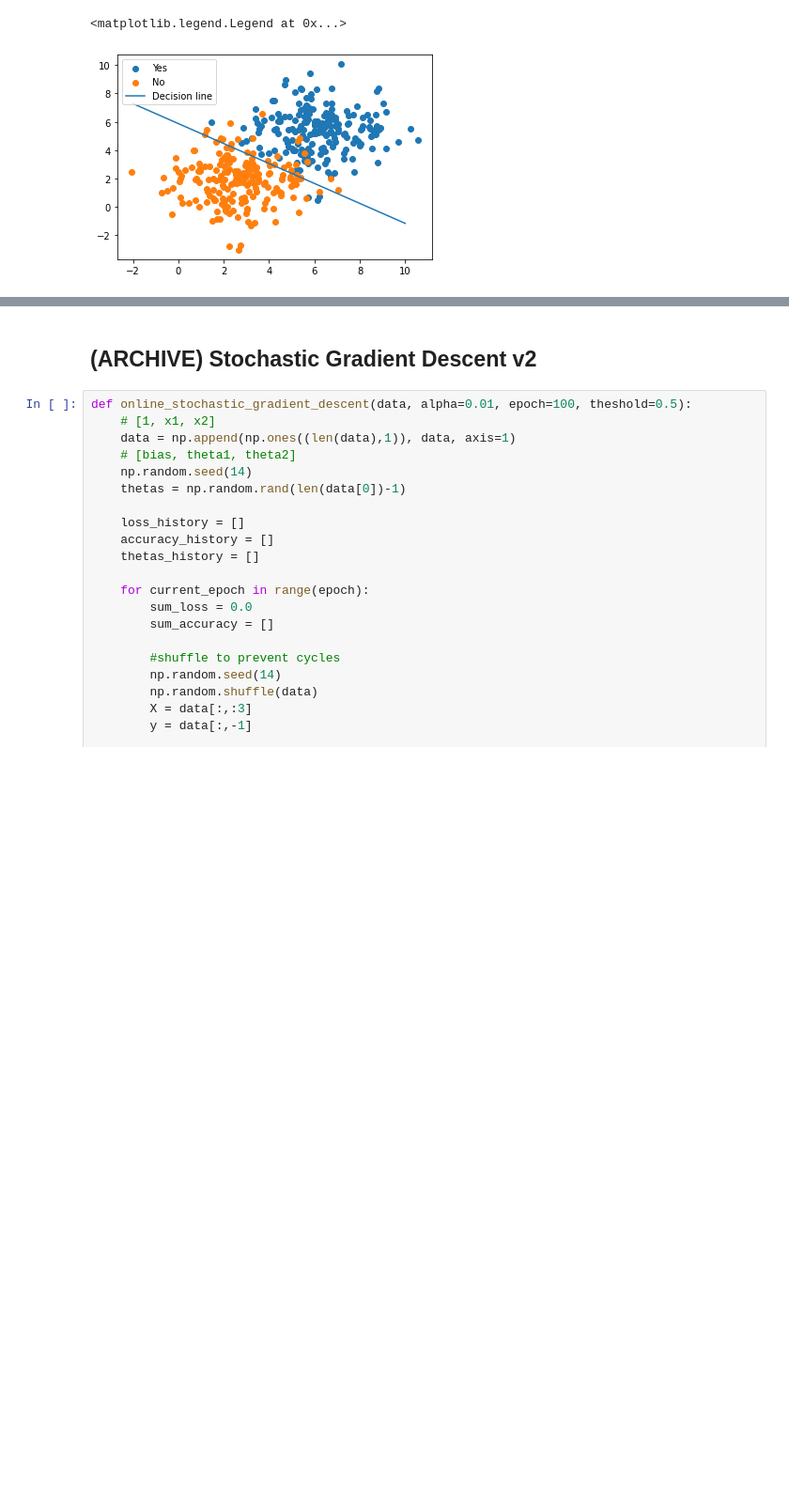
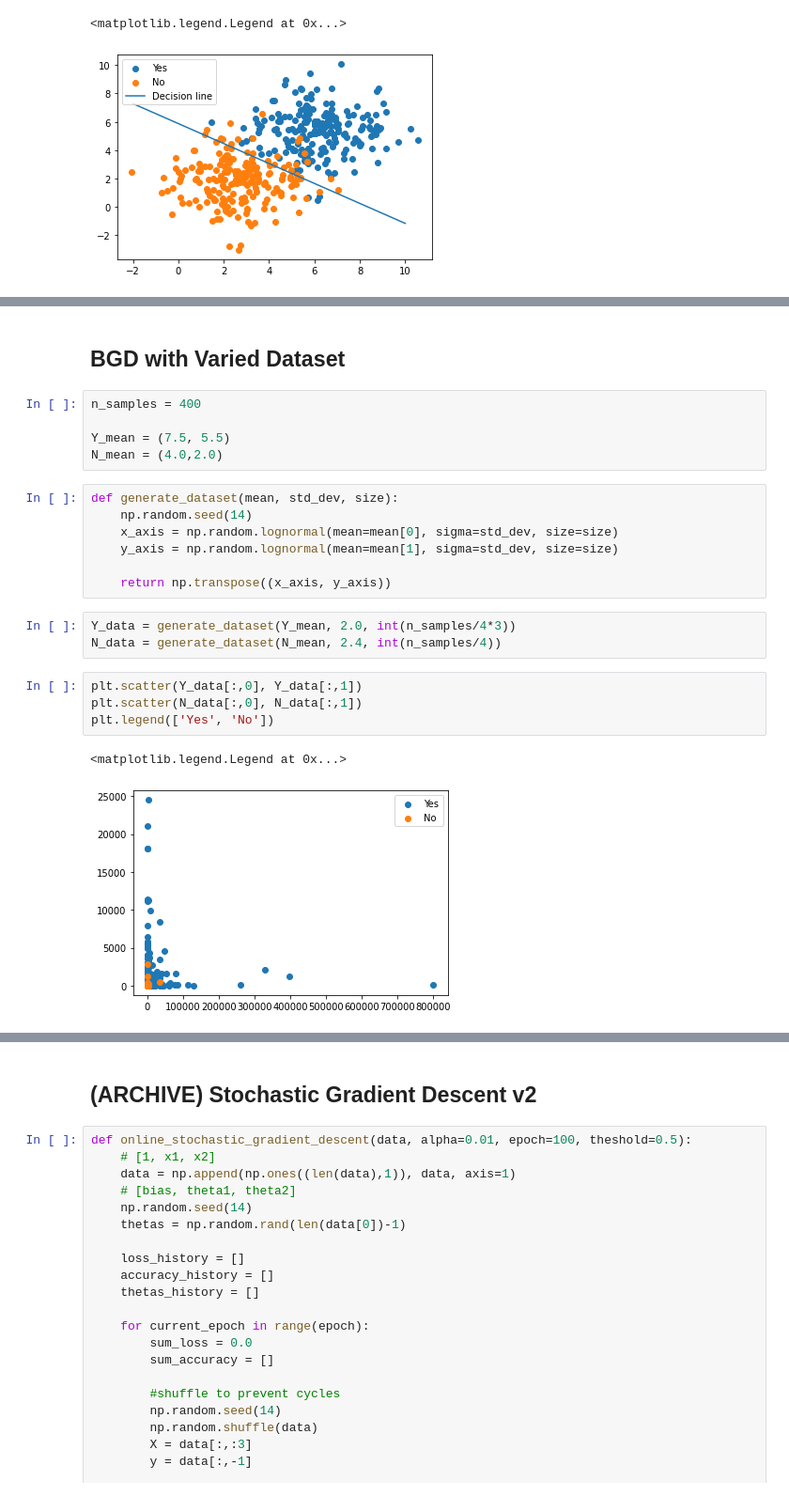
Before and after one commit to kurkurzz/Code, a Jupyter notebook: Binary Classification with Perceptron using SGD and BGD.ipynb, the cells around one changed output, grey strips where cells are left out. Shown at 94% size. Saved outputs shown, nothing was run; the diff lists cells and outputs as text; blank space fills up the shorter version.

Commit message:
add varied dataset

```diff
--- a/Binary Classification with Perceptron using SGD and BGD.ipynb
+++ b/Binary Classification with Perceptron using SGD and BGD.ipynb
@@ -363,0 +364,24 @@ N0 class: 0.8676470588235294
+# %% [markdown]
+## BGD with Varied Dataset
+# %%
+n_samples = 400
+
+Y_mean = (7.5, 5.5)
+N_mean = (4.0,2.0)
+# %%
+def generate_dataset(mean, std_dev, size):
+    np.random.seed(14)
+    x_axis = np.random.lognormal(mean=mean[0], sigma=std_dev, size=size)
+    y_axis = np.random.lognormal(mean=mean[1], sigma=std_dev, size=size)
+
+    return np.transpose((x_axis, y_axis))
+# %%
+Y_data = generate_dataset(Y_mean, 2.0, int(n_samples/4*3))
+N_data = generate_dataset(N_mean, 2.4, int(n_samples/4))
+# %%
+plt.scatter(Y_data[:,0], Y_data[:,1])
+plt.scatter(N_data[:,0], N_data[:,1])
+plt.legend(['Yes', 'No'])
+# %% [output]
+<matplotlib.legend.Legend at 0x...>
+[figure, added]
```
Also changed, not shown: parts of 13 cells of this notebook.
